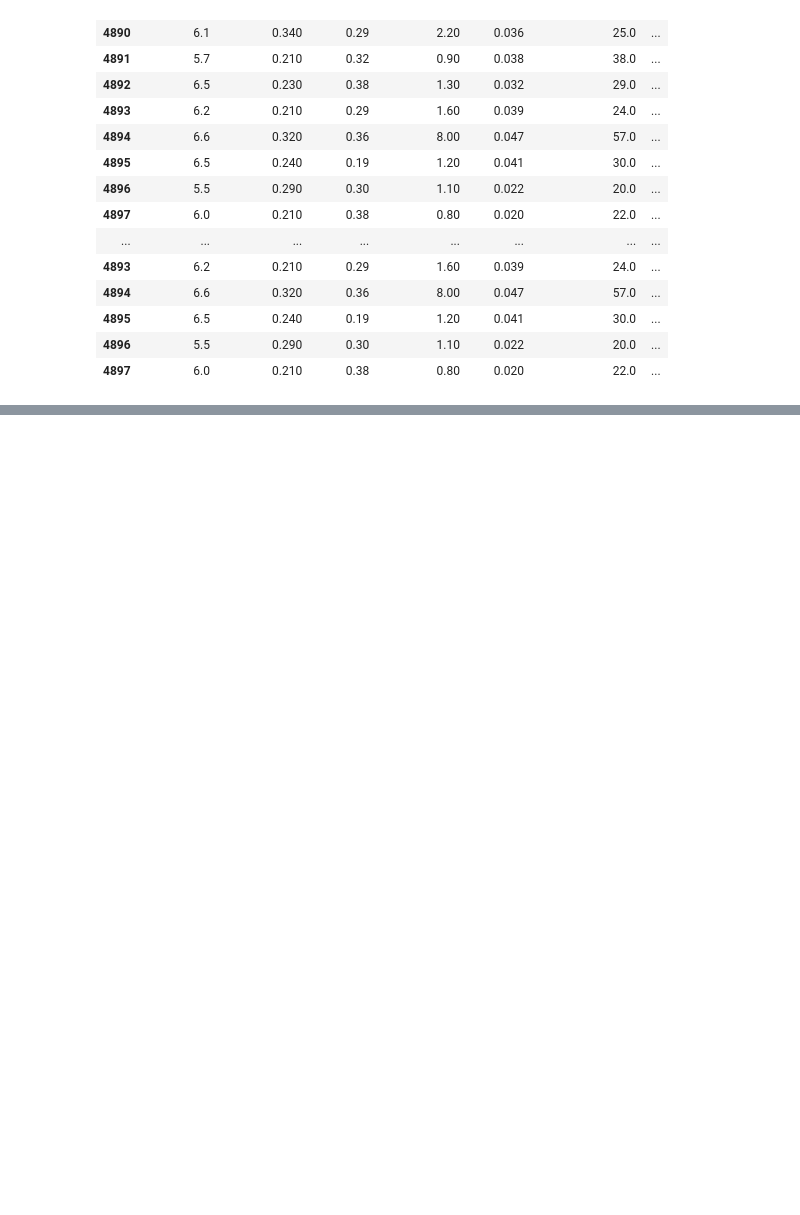
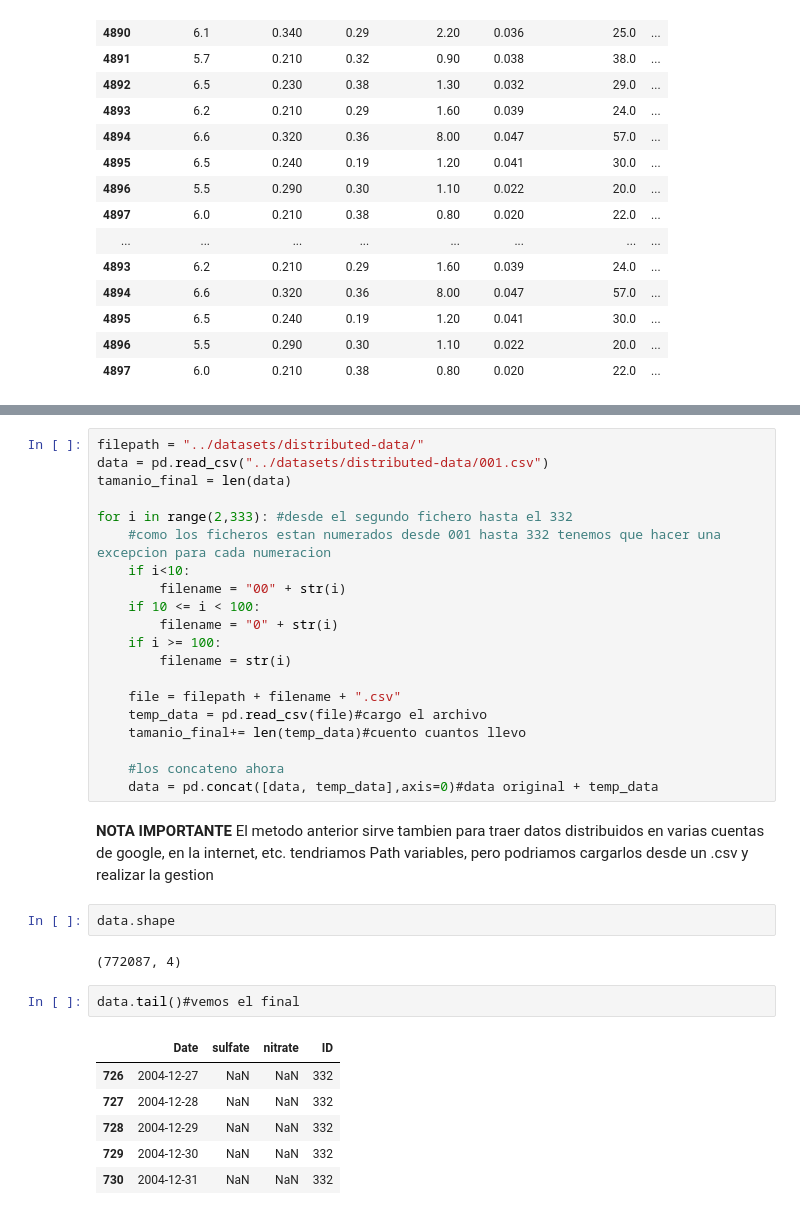
Before and after one commit to Karenahv/python-ml-curso, a Jupyter notebook: notebooks/T2 - 4 Data Cleaning - concatenación de datos.ipynb, the cells around one changed output, grey strips where cells are left out. Drawn from its saved outputs; the diff is of its cells as text; blank space fills up the shorter version.

```diff
--- a/notebooks/T2 - 4 Data Cleaning - concatenación de datos.ipynb
+++ b/notebooks/T2 - 4 Data Cleaning - concatenación de datos.ipynb
@@ -120,0 +161,35 @@ wine_scramble
+# %%
+filepath = "../datasets/distributed-data/"
+data = pd.read_csv("../datasets/distributed-data/001.csv")
+tamanio_final = len(data)
+
+for i in range(2,333): #desde el segundo fichero hasta el 332
+    #como los ficheros estan numerados desde 001 hasta 332 tenemos que hacer una excepcion para cada numeracion
+    if i<10:
+        filename = "00" + str(i)
+    if 10 <= i < 100:
+        filename = "0" + str(i)
+    if i >= 100:
+        filename = str(i)
+
+    file = filepath + filename + ".csv"
+    temp_data = pd.read_csv(file)#cargo el archivo
+    tamanio_final+= len(temp_data)#cuento cuantos llevo
+
+    #los concateno ahora
+    data = pd.concat([data, temp_data],axis=0)#data original + temp_data
+# %% [markdown]
+**NOTA IMPORTANTE** El metodo anterior sirve tambien para traer datos distribuidos en varias cuentas de google, en la internet, etc. tendriamos Path variables, pero podriamos cargarlos desde un .csv y realizar la gestion
+# %%
+data.shape
+# %% [output]
+(772087, 4)
+# %%
+data.tail()#vemos el final
+# %% [output]
+|  | Date | sulfate | nitrate | ID |
+| 726 | 2004-12-27 | NaN | NaN | 332 |
+| 727 | 2004-12-28 | NaN | NaN | 332 |
+| 728 | 2004-12-29 | NaN | NaN | 332 |
+| 729 | 2004-12-30 | NaN | NaN | 332 |
+| 730 | 2004-12-31 | NaN | NaN | 332 |
```
Also changed, not shown: parts of 30 cells of this notebook.
